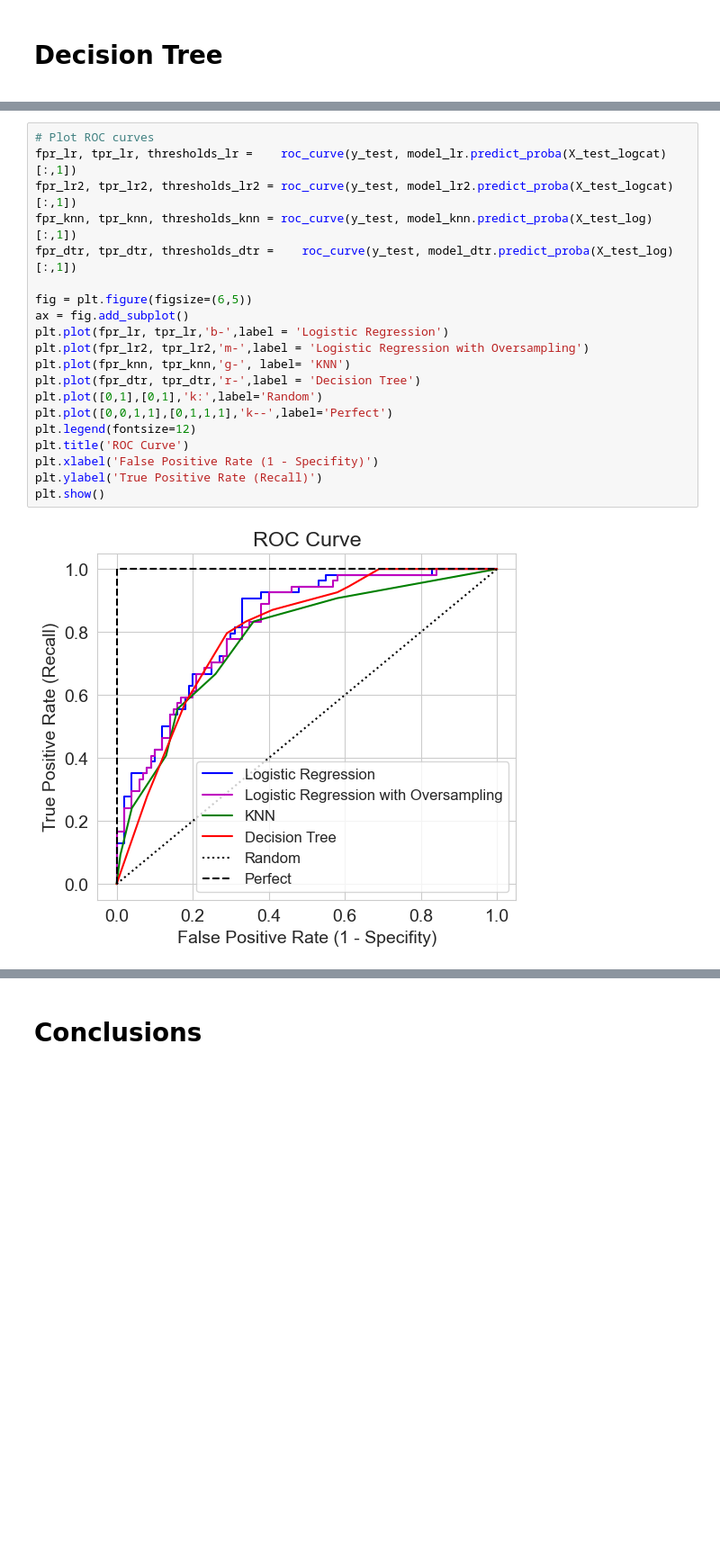
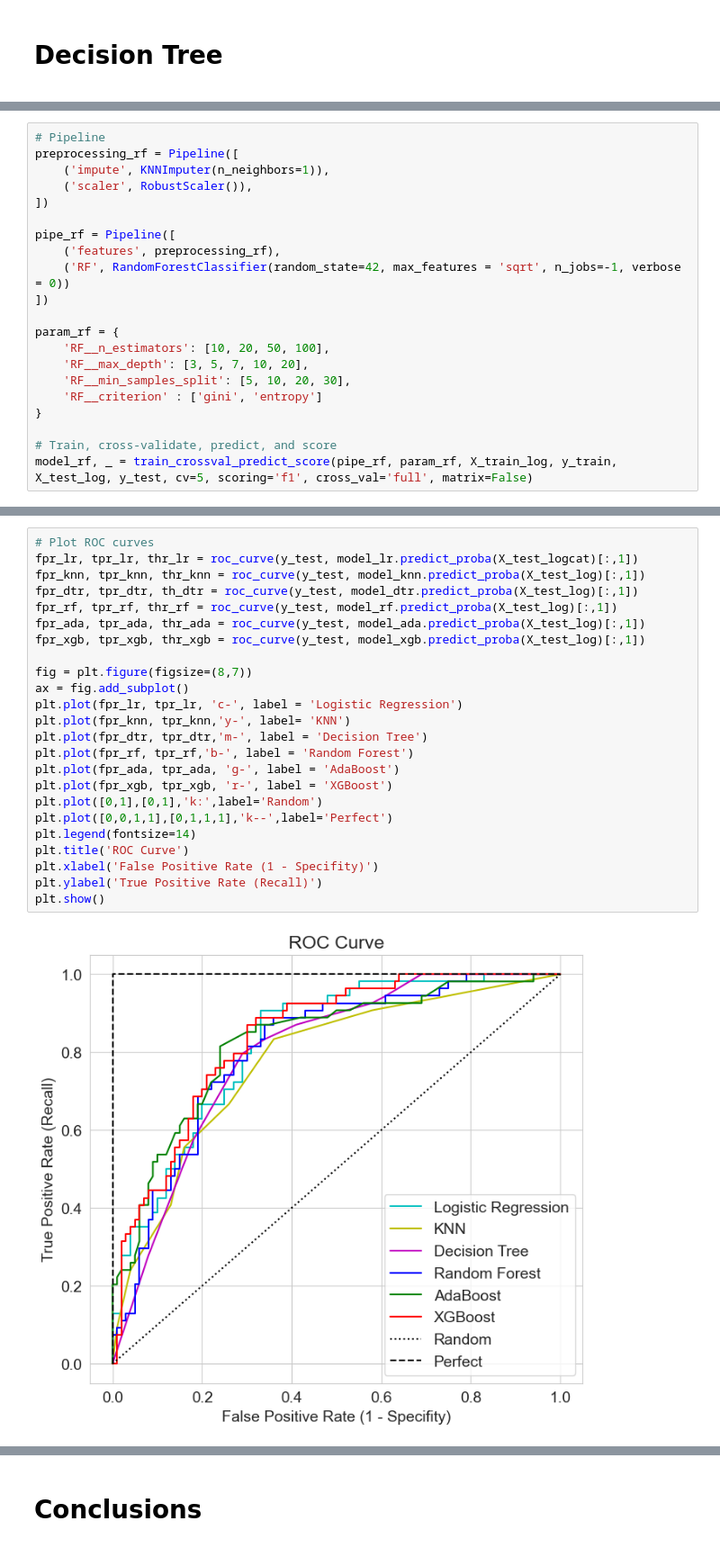
Before and after one commit to sergio-sanz-rodriguez/Diabetes-Detection-ML, a Jupyter notebook: A Comprehensive Comparison of Machine-Learning Models for Diabetes Detection.ipynb, the cells around one changed output, grey strips where cells are left out. Shown at 90% size. Cells and saved outputs as stored; diff of their text form; blank space fills up the shorter version.

```diff
--- a/Diabetes Detection Using Machine-Learning Algorithms.ipynb
+++ b/A Comprehensive Comparison of Machine-Learning Models for Diabetes Detection.ipynb
@@ -792,0 +759,21 @@ roc_auc_score on test set:  0.8
+# %%
+# Pipeline
+preprocessing_rf = Pipeline([
+    ('impute', KNNImputer(n_neighbors=1)),
+    ('scaler', RobustScaler()),
+])
+
+pipe_rf = Pipeline([
+    ('features', preprocessing_rf),
+    ('RF', RandomForestClassifier(random_state=42, max_features = 'sqrt', n_jobs=-1, verbose = 0))
+])
+
+param_rf = {
+    'RF__n_estimators': [10, 20, 50, 100],
+    'RF__max_depth': [3, 5, 7, 10, 20],
+    'RF__min_samples_split': [5, 10, 20, 30],
+    'RF__criterion' : ['gini', 'entropy']
+}
+
+# Train, cross-validate, predict, and score
+model_rf, _ = train_crossval_predict_score(pipe_rf, param_rf, X_train_log, y_train, X_test_log, y_test, cv=5, scoring='f1', cross_val='full', matrix=False)
@@ -862,22 +887,26 @@ roc_auc_score on test set:  0.82
 # %%
 # Plot ROC curves
-fpr_lr, tpr_lr, thresholds_lr =    roc_curve(y_test, model_lr.predict_proba(X_test_logcat)[:,1])
-fpr_lr2, tpr_lr2, thresholds_lr2 = roc_curve(y_test, model_lr2.predict_proba(X_test_logcat)[:,1])
-fpr_knn, tpr_knn, thresholds_knn = roc_curve(y_test, model_knn.predict_proba(X_test_log)[:,1])
-fpr_dtr, tpr_dtr, thresholds_dtr =    roc_curve(y_test, model_dtr.predict_proba(X_test_log)[:,1])
+fpr_lr, tpr_lr, thr_lr = roc_curve(y_test, model_lr.predict_proba(X_test_logcat)[:,1])
+fpr_knn, tpr_knn, thr_knn = roc_curve(y_test, model_knn.predict_proba(X_test_log)[:,1])
+fpr_dtr, tpr_dtr, th_dtr = roc_curve(y_test, model_dtr.predict_proba(X_test_log)[:,1])
+fpr_rf, tpr_rf, thr_rf = roc_curve(y_test, model_rf.predict_proba(X_test_log)[:,1])
+fpr_ada, tpr_ada, thr_ada = roc_curve(y_test, model_ada.predict_proba(X_test_log)[:,1])
+fpr_xgb, tpr_xgb, thr_xgb = roc_curve(y_test, model_xgb.predict_proba(X_test_log)[:,1])
 
-fig = plt.figure(figsize=(6,5))
+fig = plt.figure(figsize=(8,7))
 ax = fig.add_subplot()
-plt.plot(fpr_lr, tpr_lr,'b-',label = 'Logistic Regression')
-plt.plot(fpr_lr2, tpr_lr2,'m-',label = 'Logistic Regression with Oversampling')
-plt.plot(fpr_knn, tpr_knn,'g-', label= 'KNN')
-plt.plot(fpr_dtr, tpr_dtr,'r-',label = 'Decision Tree')
+plt.plot(fpr_lr, tpr_lr, 'c-', label = 'Logistic Regression')
+plt.plot(fpr_knn, tpr_knn,'y-', label= 'KNN')
+plt.plot(fpr_dtr, tpr_dtr,'m-', label = 'Decision Tree')
+plt.plot(fpr_rf, tpr_rf,'b-', label = 'Random Forest')
+plt.plot(fpr_ada, tpr_ada, 'g-', label = 'AdaBoost')
+plt.plot(fpr_xgb, tpr_xgb, 'r-', label = 'XGBoost')
 plt.plot([0,1],[0,1],'k:',label='Random')
 plt.plot([0,0,1,1],[0,1,1,1],'k--',label='Perfect')
-plt.legend(fontsize=12)
+plt.legend(fontsize=14)
 plt.title('ROC Curve')
 plt.xlabel('False Positive Rate (1 - Specifity)')
 plt.ylabel('True Positive Rate (Recall)')
 plt.show()
 # %% [output]
-[figure, old version]
+[figure, new version]
```
Also changed, not shown: parts of 32 cells of this notebook.
